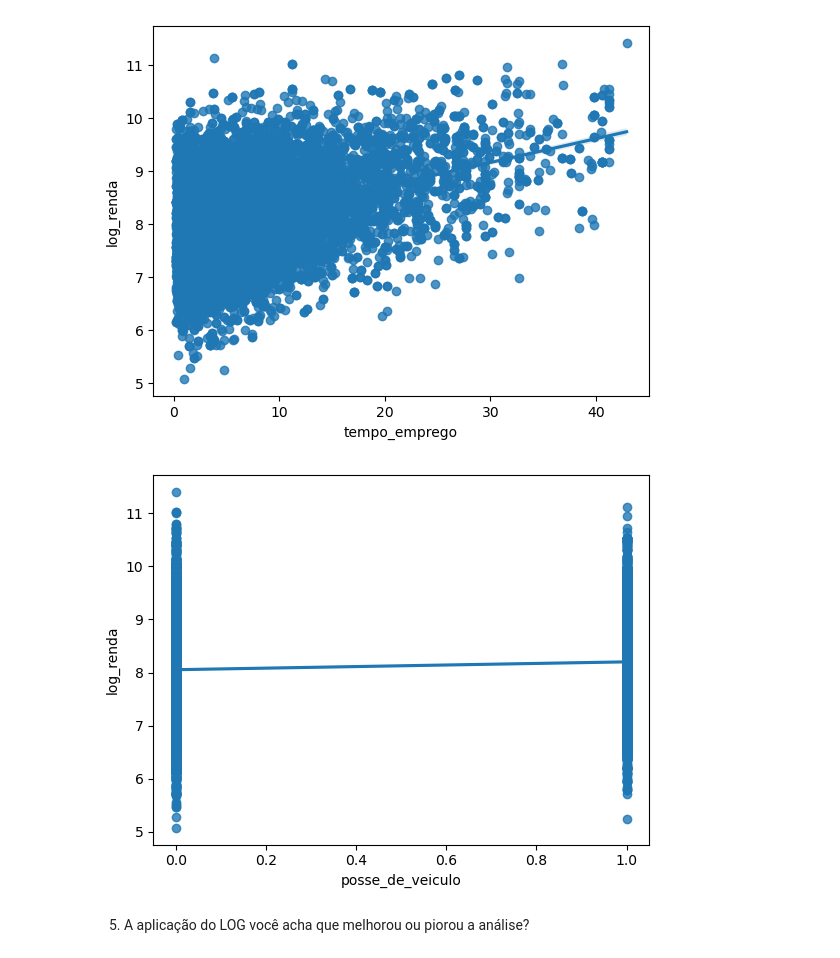
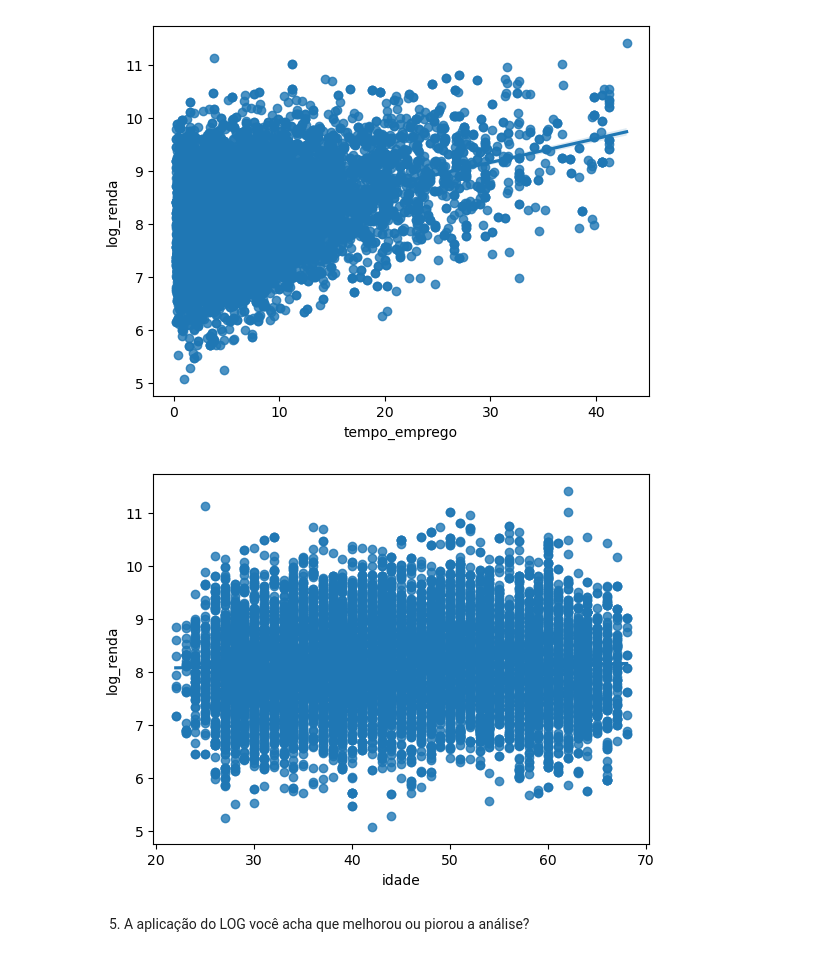
Before and after one commit to RoseaneSSilva/Data_Scientist-EBAC-, a Jupyter notebook: M10_T1_Descritiva II_Resposta contínua_Roseane Santos - .ipynb, the cells around one changed output. Drawn from its saved outputs; the diff is of its cells as text; code cells hidden in the pictures.

```diff
--- a/M10_T1_Descritiva II_Resposta contínua_Roseane Santos - .ipynb
+++ b/M10_T1_Descritiva II_Resposta contínua_Roseane Santos - .ipynb
@@ -80,9 +80,9 @@ _ = sns.regplot(x='tempo_emprego', y='log_renda', data = base2_log)
 # %%
 base2_log['log_renda'] = np.log(base2_log['renda'])
 
-_ = sns.regplot(x='posse_de_veiculo', y='log_renda', data = base2_log)
+_ = sns.regplot(x='idade', y='log_renda', data = base2_log)
 # %% [output]
-[figure, old version]
+[figure, new version]
 # %% [markdown]
 5) A aplicação do LOG você acha que melhorou ou piorou a análise?
 # %% [markdown]
```
Also changed, not shown: parts of 1 cell of this notebook.
